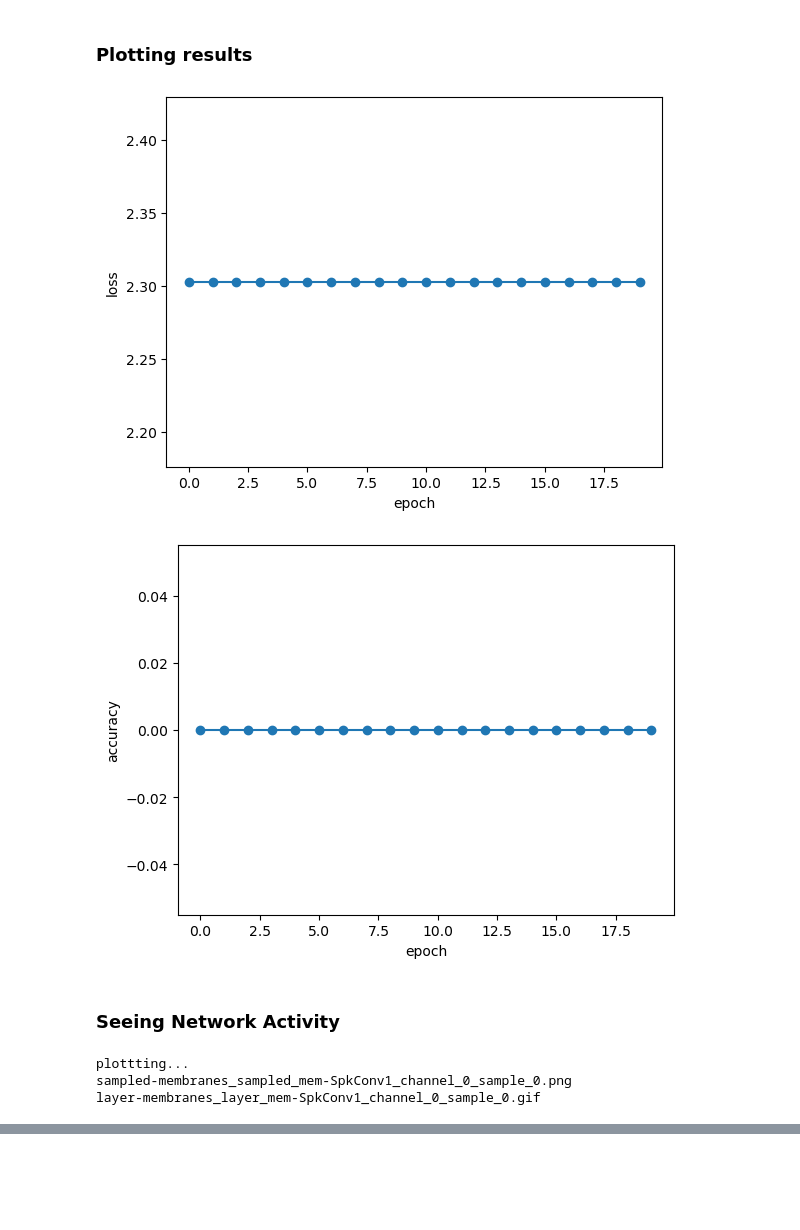
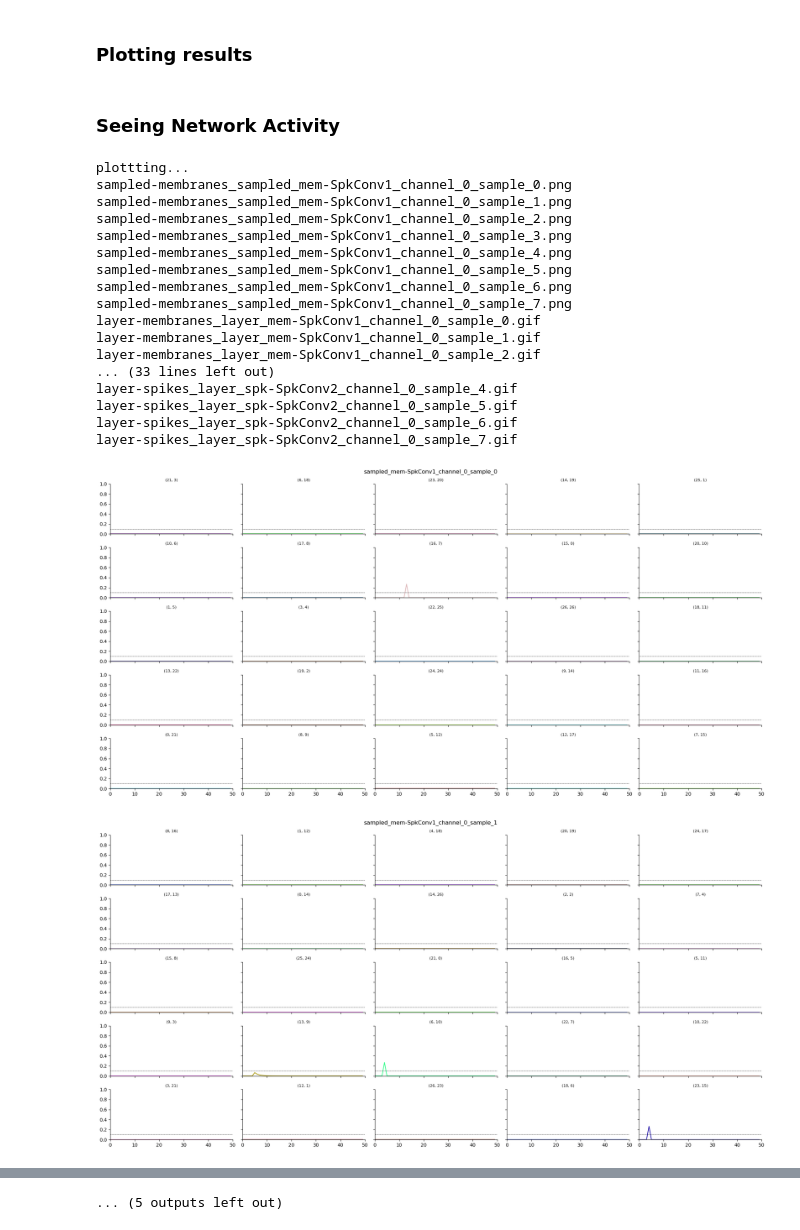
Before and after one commit to Willian-Girao/csnn, a Jupyter notebook: main-SpikingMNIST-AvgPool-Monitors.ipynb, the cells around one changed output, grey strips where cells are left out. Saved outputs shown, nothing was run; the diff lists cells and outputs as text; code cells hidden in the pictures; blank space fills up the shorter version.

```diff
--- a/main-SpikingMNIST-AvgPool-Monitors.ipynb
+++ b/main-SpikingMNIST-AvgPool-Monitors.ipynb
@@ -176,42 +182,3 @@ def batch_accuracy(model, data_loader, device, num_steps):
             total += spk_out.size(1)
 
     return acc/total
-# %%
-epochs = []
-losses = []
-accuracies = []
-
-for epoch in range(num_epochs):
-
-    epochs.append(epoch)
-    epochloss = 0
-    counter = 0
-
-    for data, targets in iter(train_loader):
-        data = data.to(device)
-        targets = targets.to(device)
-
-        # forward pass
-        model.train()
-        spk1, mem1, spk2, mem2, spk_out, mem_out = CSNN.forward_pass_spikes(model, data, num_steps)
-
-        # initialize the loss & sum over time
-        loss_val = loss_fn(spk_out, targets.long())
-
-        # gradient calculation + weight update
-        optimizer.zero_grad()
-        loss_val.backward()
-        optimizer.step()
-
-        epochloss += loss_val.item()
-        counter += 1
-
-    epochloss = epochloss/counter
-    losses.append(epochloss)
-
-    with torch.no_grad():
-        model.eval()
-        test_acc = batch_accuracy(model, test_loader, device, num_steps)
-        accuracies.append(test_acc)
-
-    print(f'epoch: {epoch}, loss: {epochloss}, test accu.: {test_acc}')
@@ -239,49 +185,53 @@ epoch: 19, loss: 2.302583694458008, test accu.: 0.0
 # %% [markdown]
 ### Plotting results
-# %%
-plt.plot(epochs, losses, '-o')
-plt.ylabel('loss')
-plt.xlabel('epoch')
-plt.show()
-# %% [output]
-[figure, removed]
-# %%
-plt.plot(epochs, accuracies, '-o')
-plt.ylabel('accuracy')
-plt.xlabel('epoch')
-plt.show()
-# %% [output]
-[figure, removed]
 # %% [markdown]
 ### Seeing Network Activity
 # %%
 with torch.no_grad():
     model.eval()
     batch_counter = 0
 
     print('plottting...')
 
     for data, targets in iter(test_loader):
         data = data.to(device)
         targets = targets.to(device)
 
         model.train()
         spk1, mem1, spk2, mem2, spk_out, mem_out = CSNN.forward_pass_spikes(model, data, num_steps)
 
         mem1_mon = StateMonitor(mem1, spk_thr, 'SpkConv1')
         mem1_mon.sample_membranes(path=model_path)
         mem1_mon.plot_layer(plot=True, path=model_path)
 
         spk1_mon = SpikeMonitor(spk1, 'SpkConv1')
         spk1_mon.plot_layer(plot=True, path=model_path)
 
         mem2_mon = StateMonitor(mem2, spk_thr, 'SpkConv2')
         mem2_mon.sample_membranes(path=model_path)
         mem2_mon.plot_layer(plot=True, path=model_path)
 
         spk2_mon = SpikeMonitor(spk2, 'SpkConv2')
         spk2_mon.plot_layer(plot=True, path=model_path)
+
+        break
 # %% [output]
 plottting...
 sampled-membranes_sampled_mem-SpkConv1_channel_0_sample_0.png
+sampled-membranes_sampled_mem-SpkConv1_channel_0_sample_1.png
+sampled-membranes_sampled_mem-SpkConv1_channel_0_sample_2.png
+sampled-membranes_sampled_mem-SpkConv1_channel_0_sample_3.png
+sampled-membranes_sampled_mem-SpkConv1_channel_0_sample_4.png
+sampled-membranes_sampled_mem-SpkConv1_channel_0_sample_5.png
+sampled-membranes_sampled_mem-SpkConv1_channel_0_sample_6.png
+sampled-membranes_sampled_mem-SpkConv1_channel_0_sample_7.png
 layer-membranes_layer_mem-SpkConv1_channel_0_sample_0.gif
+layer-membranes_layer_mem-SpkConv1_channel_0_sample_1.gif
+layer-membranes_layer_mem-SpkConv1_channel_0_sample_2.gif
+... (33 lines left out)
+layer-spikes_layer_spk-SpkConv2_channel_0_sample_4.gif
+layer-spikes_layer_spk-SpkConv2_channel_0_sample_5.gif
+layer-spikes_layer_spk-SpkConv2_channel_0_sample_6.gif
+layer-spikes_layer_spk-SpkConv2_channel_0_sample_7.gif
+[figure, added]
+[figure, added]
@@ -287,0 +247 @@ layer-membranes_layer_mem-SpkConv1_channel_0_sample_0.gif
+... (5 outputs left out)
```
Also changed, not shown: parts of 5 cells of this notebook, 1 other file.
